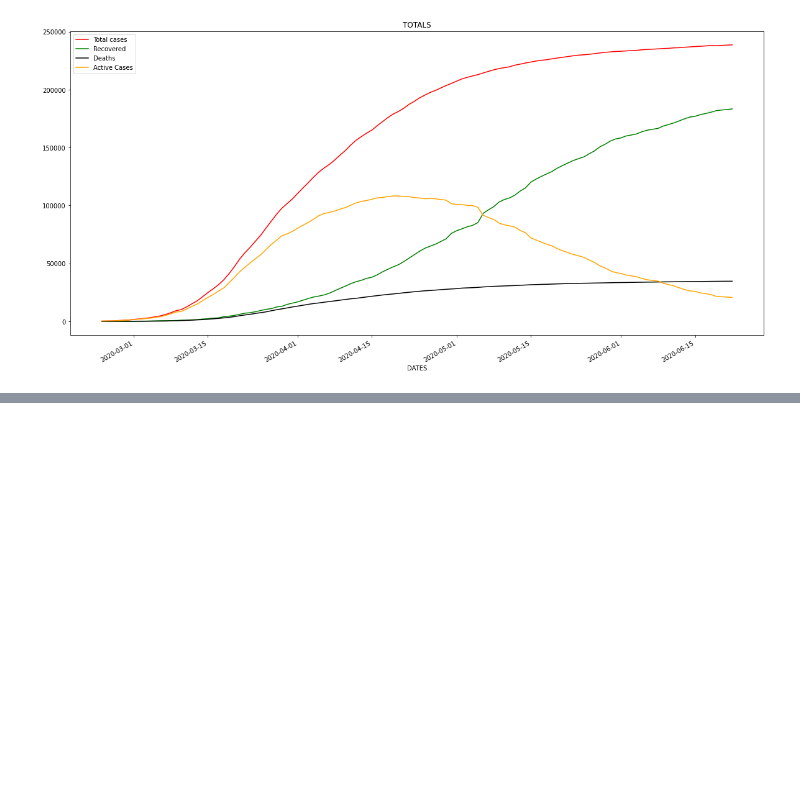
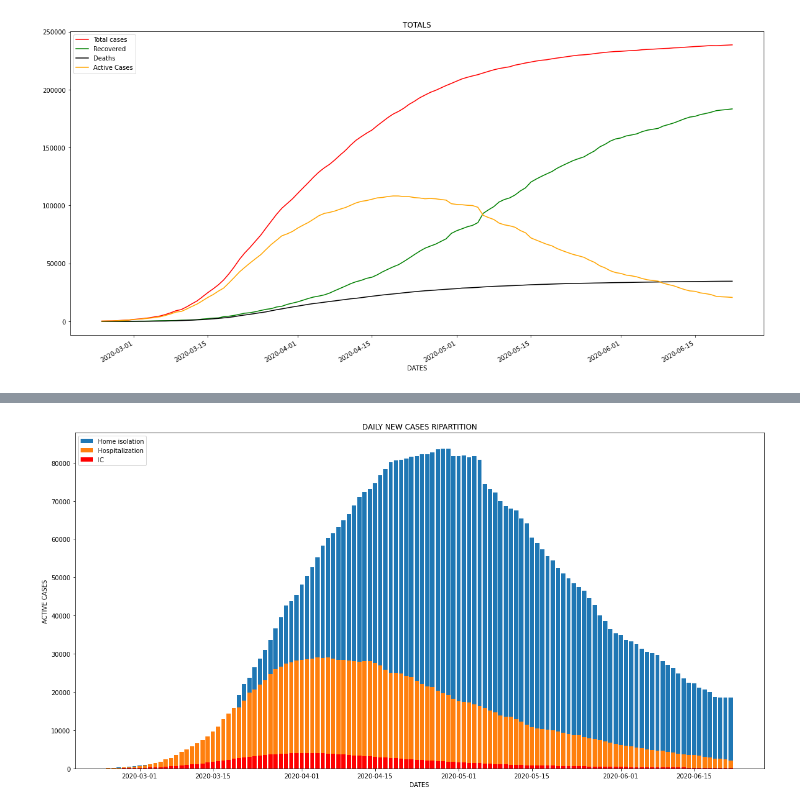
Before and after one commit to pisalore/AAGM_exam, a Jupyter notebook: pandas_exam.ipynb, the cells around one changed output, grey strips where cells are left out. Drawn from its saved outputs; the diff is of its cells as text; code cells hidden in the pictures; blank space fills up the shorter version.

```diff
--- a/pandas_exam.ipynb
+++ b/pandas_exam.ipynb
@@ -128,0 +148,16 @@ plt.show()
+# %%
+home_isolation, hospitalization, ic = [], [], []
+for date_group in dF_regions.groupby(['data']):
+            home_isolation.append(date_group[1]['isolamento_domiciliare'].sum()),\
+            hospitalization.append(date_group[1]['ricoverati_con_sintomi'].sum()), \
+            ic.append(date_group[1]['terapia_intensiva'].sum())
+
+fig3, ax3 = plt.subplots(figsize = (20, 10))
+ax3.set(xlabel='DATES', YLABEL='ACTIVE CASES',title='DAILY NEW CASES RIPARTITION')
+ax3.bar(x_dates, home_isolation, label='Home isolation')
+ax3.bar(x_dates, hospitalization, label='Hospitalization')
+ax3.bar(x_dates, ic, label='IC', color='red')
+plt.legend(loc="upper left")
+plt.show()
+# %% [output]
+[figure, added]
```
Also changed, not shown: parts of 6 cells of this notebook.
